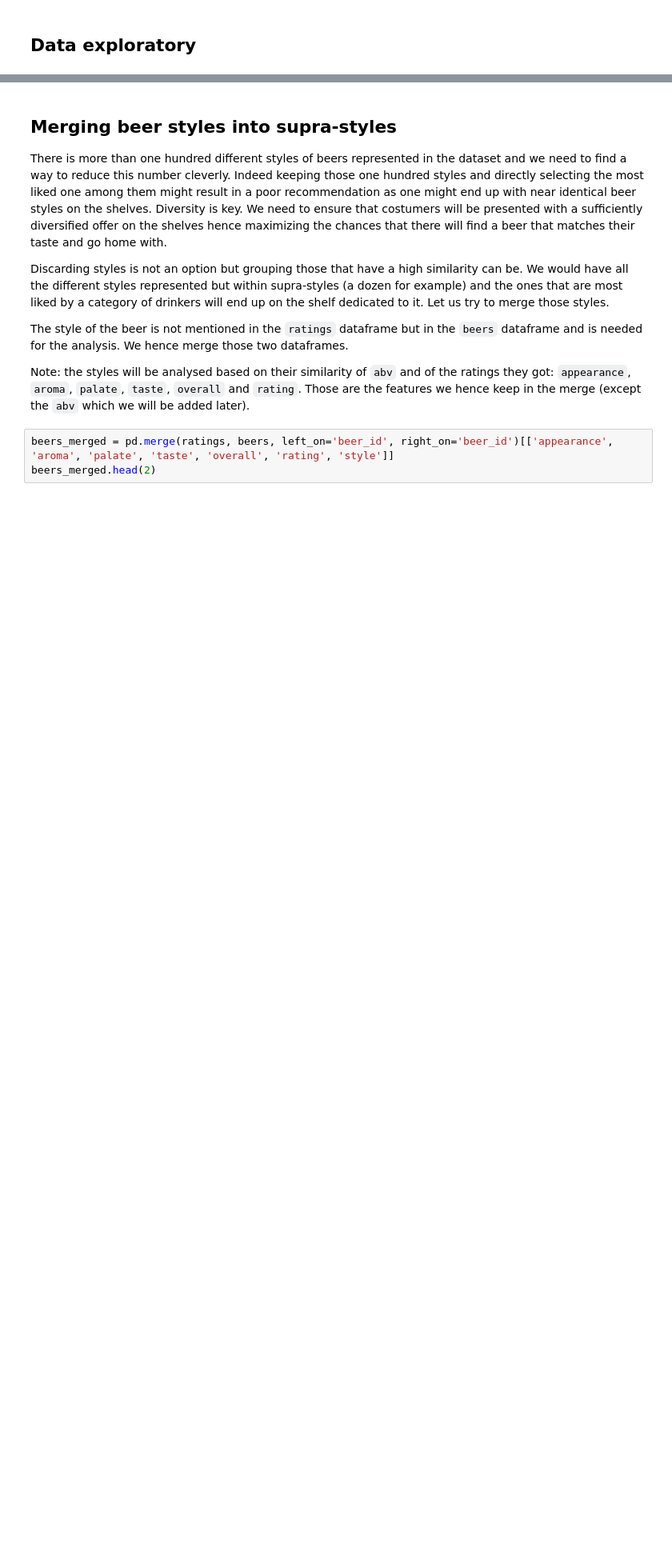
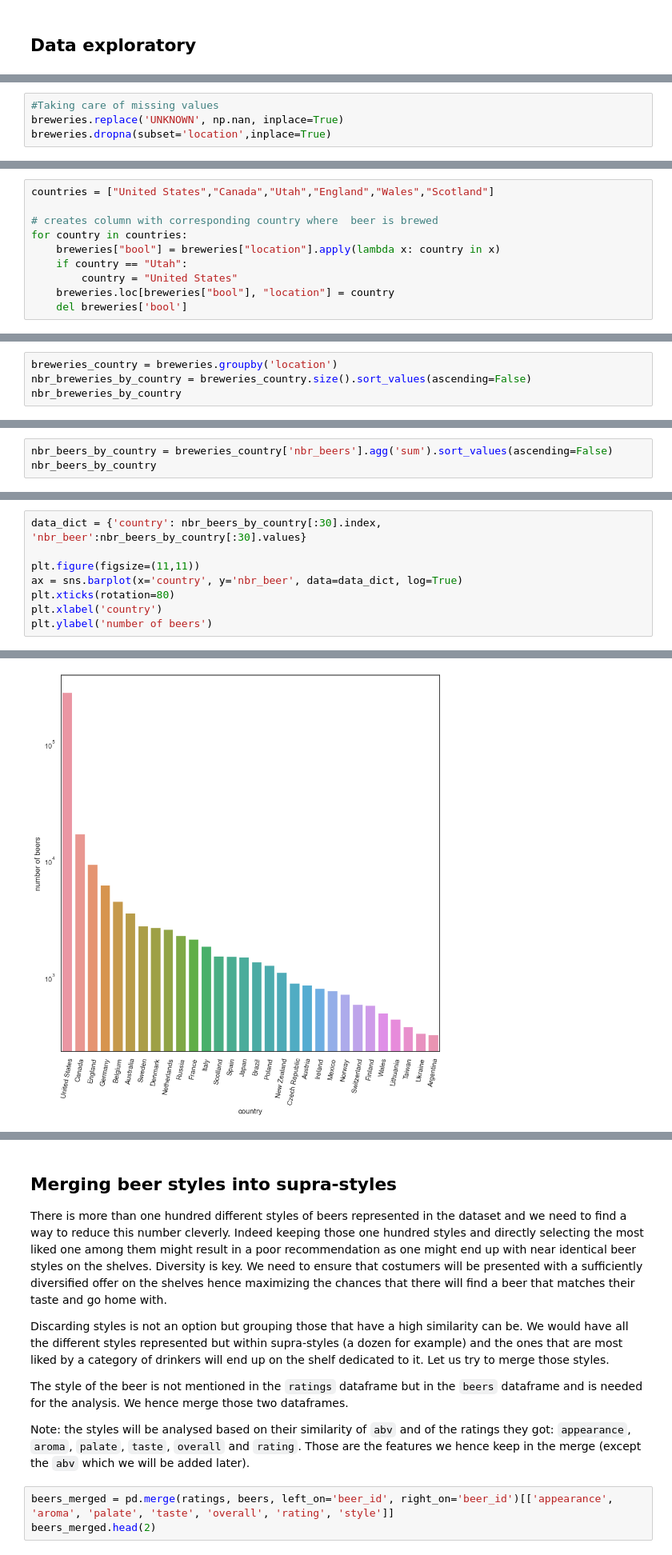
Before and after one commit to TemryL/Beer-Style-Analysis, a Jupyter notebook: milestone3.ipynb, the cells around one changed output, grey strips where cells are left out. Shown at 80% size. Saved outputs shown, nothing was run; the diff lists cells and outputs as text; blank space fills up the shorter version.

```diff
--- a/milestone3.ipynb
+++ b/milestone3.ipynb
@@ -127,0 +137,4 @@ FileNotFoundError: [Errno 2] No such file or directory: 'data/processed/BeerAdvo
+# %%
+#Taking care of missing values
+breweries.replace('UNKNOWN', np.nan, inplace=True)
+breweries.dropna(subset='location',inplace=True)
@@ -127,0 +143,10 @@ FileNotFoundError: [Errno 2] No such file or directory: 'data/processed/BeerAdvo
+# %%
+countries = ["United States","Canada","Utah","England","Wales","Scotland"]
+
+# creates column with corresponding country where  beer is brewed
+for country in countries:
+    breweries["bool"] = breweries["location"].apply(lambda x: country in x)
+    if country == "Utah":
+        country = "United States"
+    breweries.loc[breweries["bool"], "location"] = country
+    del breweries['bool']
@@ -127,0 +178,4 @@ FileNotFoundError: [Errno 2] No such file or directory: 'data/processed/BeerAdvo
+# %%
+breweries_country = breweries.groupby('location')
+nbr_breweries_by_country = breweries_country.size().sort_values(ascending=False)
+nbr_breweries_by_country
@@ -127,0 +200,3 @@ FileNotFoundError: [Errno 2] No such file or directory: 'data/processed/BeerAdvo
+# %%
+nbr_beers_by_country = breweries_country['nbr_beers'].agg('sum').sort_values(ascending=False)
+nbr_beers_by_country
@@ -127,0 +219,9 @@ FileNotFoundError: [Errno 2] No such file or directory: 'data/processed/BeerAdvo
+# %%
+data_dict = {'country': nbr_beers_by_country[:30].index, 'nbr_beer':nbr_beers_by_country[:30].values}
+
+plt.figure(figsize=(11,11))
+ax = sns.barplot(x='country', y='nbr_beer', data=data_dict, log=True)
+plt.xticks(rotation=80)
+plt.xlabel('country')
+plt.ylabel('number of beers')
+# %% [output]
@@ -127,0 +229 @@ FileNotFoundError: [Errno 2] No such file or directory: 'data/processed/BeerAdvo
+[figure, added]
```
Also changed, not shown: parts of 84 cells of this notebook, 2 other files.
